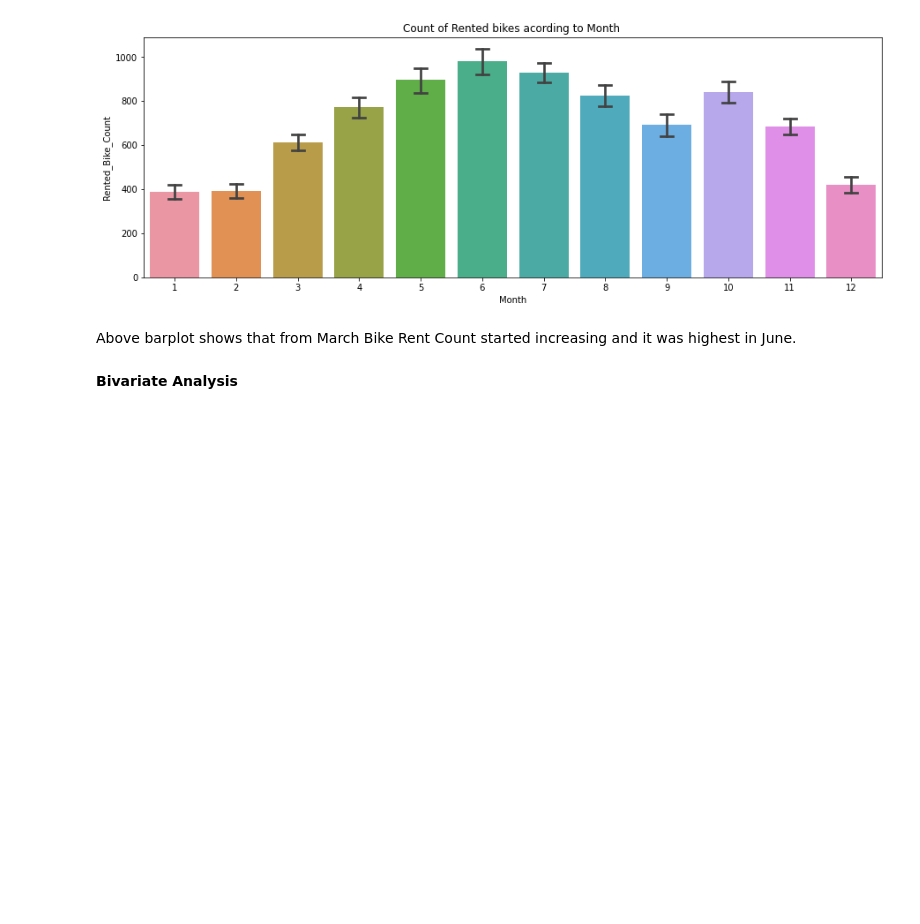
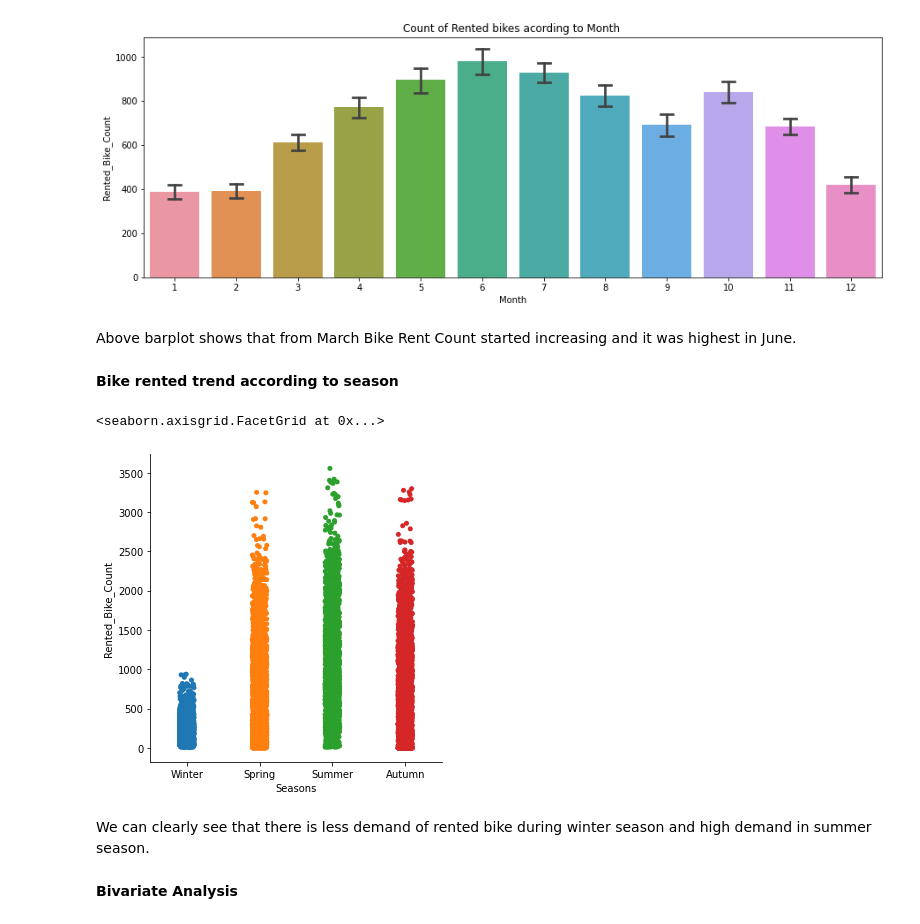
Before and after one commit to Anupa-123/Bike-sharing-demand-prediction, a Jupyter notebook: Bike_Sharing_Demand_Prediction_Capstone_Project.ipynb, the cells around one changed output. Saved outputs shown, nothing was run; the diff lists cells and outputs as text; code cells hidden in the pictures; blank space fills up the shorter version.

```diff
--- a/Bike_Sharing_Demand_Prediction_Capstone_Project.ipynb
+++ b/Bike_Sharing_Demand_Prediction_Capstone_Project.ipynb
@@ -387,6 +391,16 @@ ax.set(title='Count of Rented bikes acording to Month ')
 [figure]
 # %% [markdown]
 Above barplot shows that from March Bike Rent Count started increasing and it was highest in June.
+# %% [markdown]
+**Bike rented trend according to season**
+# %%
+# Trend of bike according to seasons
+sns.catplot(x='Seasons',y='Rented_Bike_Count',data=df)
+# %% [output]
+<seaborn.axisgrid.FacetGrid at 0x...>
+[figure, added]
+# %% [markdown]
+We can clearly see that there is less demand of rented bike during winter season and high demand in summer season.
 # %% [markdown]
 **Bivariate Analysis**
 # %%
```
Also changed, not shown: parts of 8 cells of this notebook.
